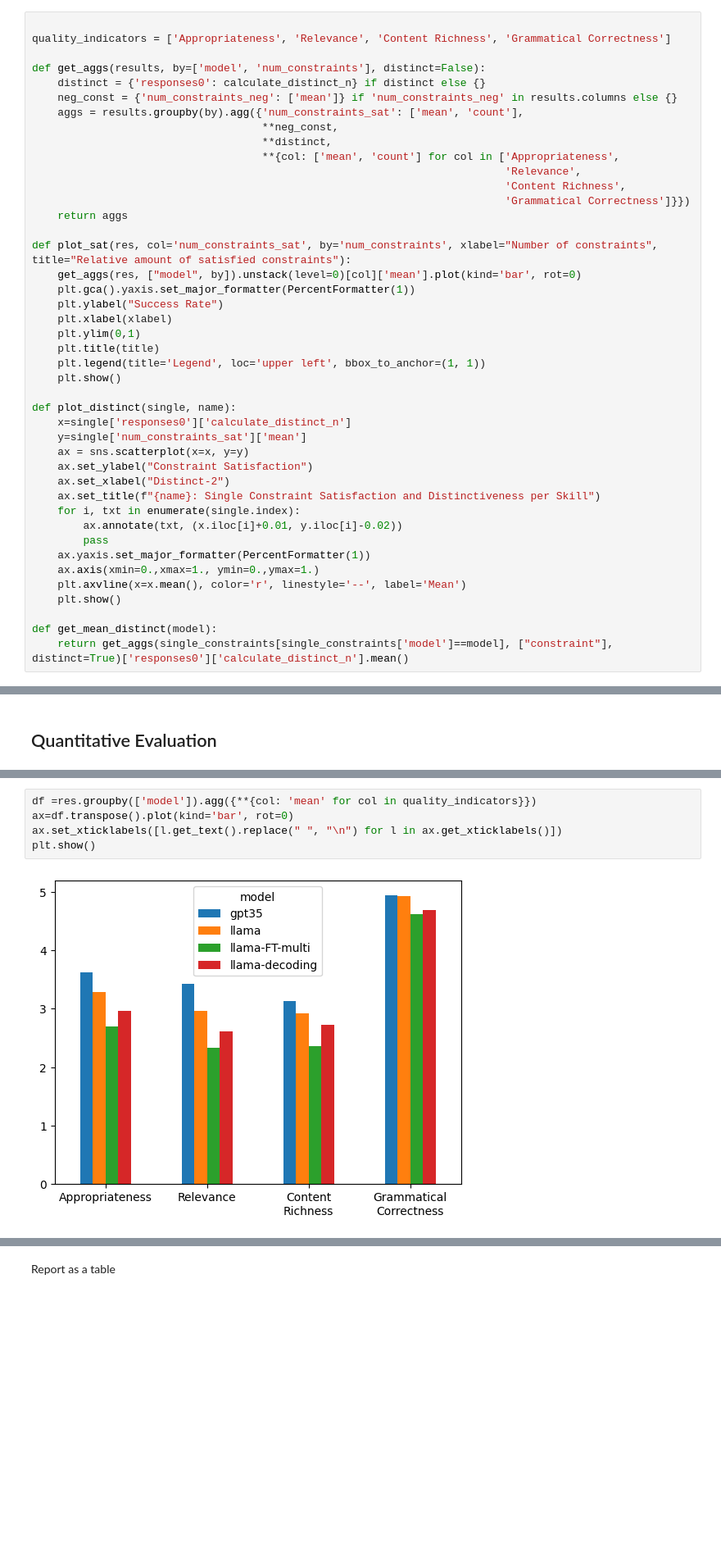
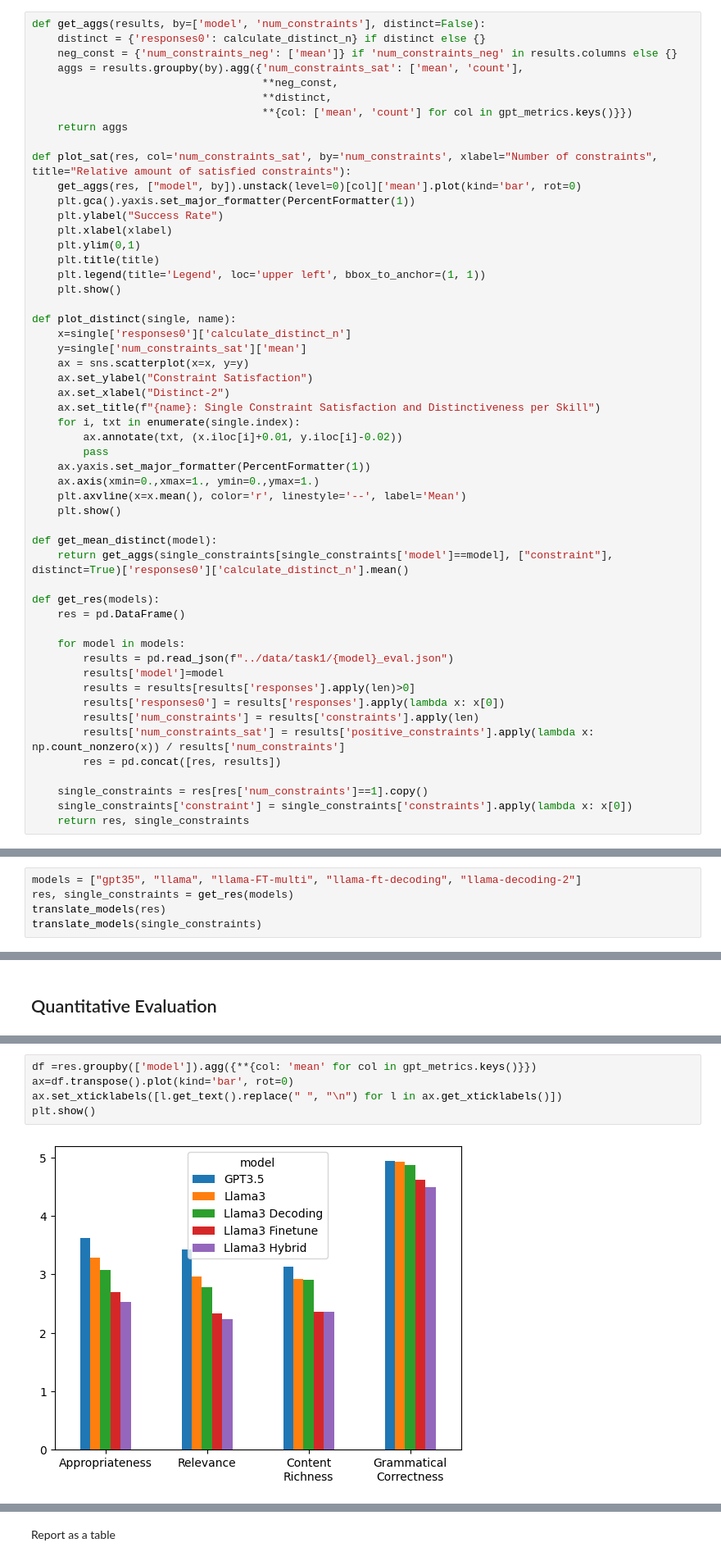
Before and after one commit to shivster2000/grammarctg, a Jupyter notebook: experiments/016_task1_task2_results.ipynb, the cells around one changed output, grey strips where cells are left out. Shown at 82% size. Saved outputs shown, nothing was run; the diff lists cells and outputs as text; blank space fills up the shorter version.

Commit message:
update task 1 results

```diff
--- a/experiments/016_task1_task2_results.ipynb
+++ b/experiments/016_task1_task2_results.ipynb
@@ -22,17 +26,11 @@ from evaluation import calculate_distinct_n
 # %%
-
-quality_indicators = ['Appropriateness', 'Relevance', 'Content Richness', 'Grammatical Correctness']
-
 def get_aggs(results, by=['model', 'num_constraints'], distinct=False):
     distinct = {'responses0': calculate_distinct_n} if distinct else {}
     neg_const = {'num_constraints_neg': ['mean']} if 'num_constraints_neg' in results.columns else {}
     aggs = results.groupby(by).agg({'num_constraints_sat': ['mean', 'count'],
                                     **neg_const,
                                     **distinct,
-                                    **{col: ['mean', 'count'] for col in ['Appropriateness',
-                                                                          'Relevance',
-                                                                          'Content Richness',
-                                                                          'Grammatical Correctness']}})
+                                    **{col: ['mean', 'count'] for col in gpt_metrics.keys()}})
     return aggs
 
 def plot_sat(res, col='num_constraints_sat', by='num_constraints', xlabel="Number of constraints", title="Relative amount of satisfied constraints"):
@@ -62,4 +60,20 @@ def plot_distinct(single, name):
 
 def get_mean_distinct(model):
     return get_aggs(single_constraints[single_constraints['model']==model], ["constraint"], distinct=True)['responses0']['calculate_distinct_n'].mean()
+
+def get_res(models):
+    res = pd.DataFrame()
+
+    for model in models:
+        results = pd.read_json(f"../data/task1/{model}_eval.json")
+        results['model']=model
+        results = results[results['responses'].apply(len)>0]
+        results['responses0'] = results['responses'].apply(lambda x: x[0])
+        results['num_constraints'] = results['constraints'].apply(len)
+        results['num_constraints_sat'] = results['positive_constraints'].apply(lambda x: np.count_nonzero(x)) / results['num_constraints']
+        res = pd.concat([res, results])
+
+    single_constraints = res[res['num_constraints']==1].copy()
+    single_constraints['constraint'] = single_constraints['constraints'].apply(lambda x: x[0])
+    return res, single_constraints
 # %% [markdown]
@@ -95,0 +141,5 @@ get_aggs(res, by=["model"])
+# %%
+models = ["gpt35", "llama", "llama-FT-multi", "llama-ft-decoding", "llama-decoding-2"]
+res, single_constraints = get_res(models)
+translate_models(res)
+translate_models(single_constraints)
@@ -141,10 +236,10 @@ get_aggs(single_constraints, ["model", "response_hit"])
 # %%
-df =res.groupby(['model']).agg({**{col: 'mean' for col in quality_indicators}})
+df =res.groupby(['model']).agg({**{col: 'mean' for col in gpt_metrics.keys()}})
 ax=df.transpose().plot(kind='bar', rot=0)
 ax.set_xticklabels([l.get_text().replace(" ", "\n") for l in ax.get_xticklabels()])
 plt.show()
 # %% [output]
-[figure, old version]
+[figure, new version]
 # %%
 plt.figure(figsize=(8, 4))
 plt.bar(models, [get_mean_distinct(model) for model in models], color='blue')
```
Also changed, not shown: parts of 33 cells of this notebook, 37 other files.
